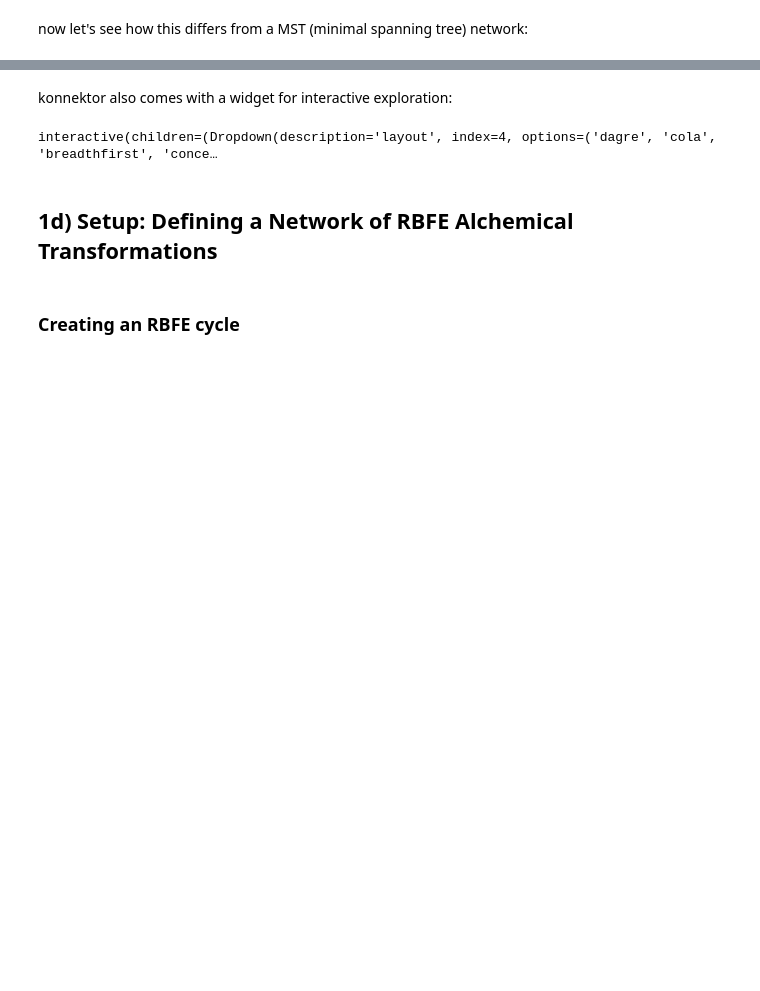
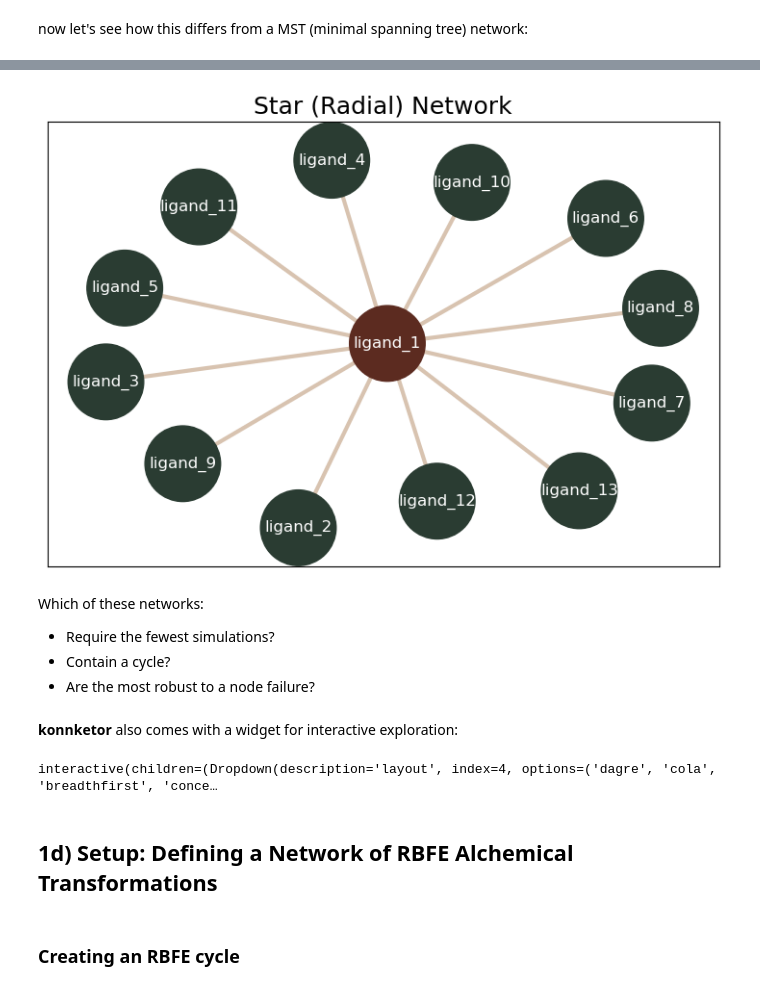
Before and after one commit to MDAnalysis/UGM2025, a Jupyter notebook: workshops/OpenFE/openfe_workshop.ipynb, the cells around one changed output, grey strips where cells are left out. Saved outputs shown, nothing was run; the diff lists cells and outputs as text; code cells hidden in the pictures; blank space fills up the shorter version.

```diff
--- a/workshops/OpenFE/openfe_workshop.ipynb
+++ b/workshops/OpenFE/openfe_workshop.ipynb
@@ -261,5 +299,15 @@ draw_ligand_network(mst_network, node_size=3500, ax=ax)
+# %%
+fig, ax =  plt.subplots(figsize=(9,6))
+draw_ligand_network(star_network, node_size=3200, ax=ax, title="Star (Radial) Network")
+# %% [output]
+[figure, added]
+# %% [markdown]
+Which of these networks:
+- Require the fewest simulations?
+- Contain a cycle?
+- Are the most robust to a node failure?
 # %% [markdown]
-konnektor also comes with a widget for interactive exploration:
+**konnketor** also comes with a widget for interactive exploration:
 # %%
 widget = draw_network_widget(lomap_network)
 # %% [output]
```
Also changed, not shown: parts of 33 cells of this notebook, 2 other files.
